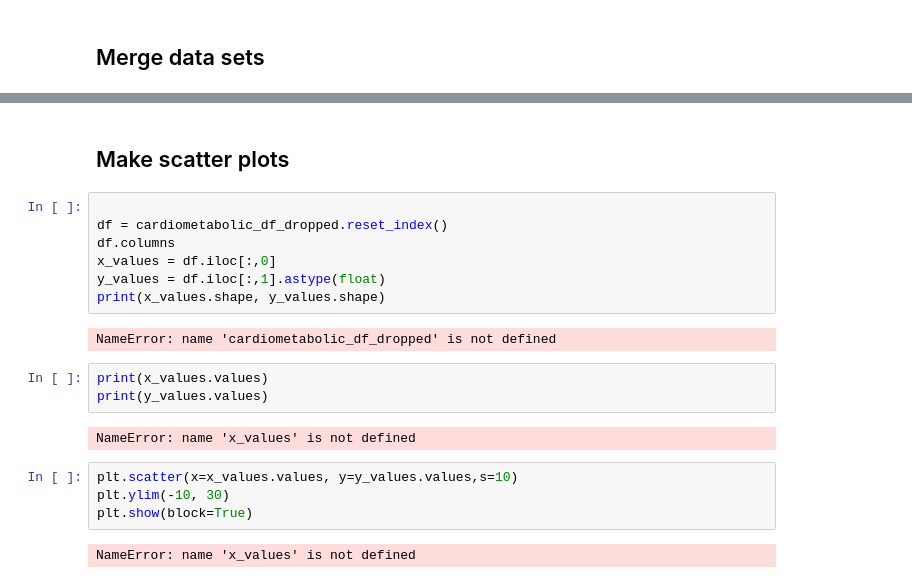
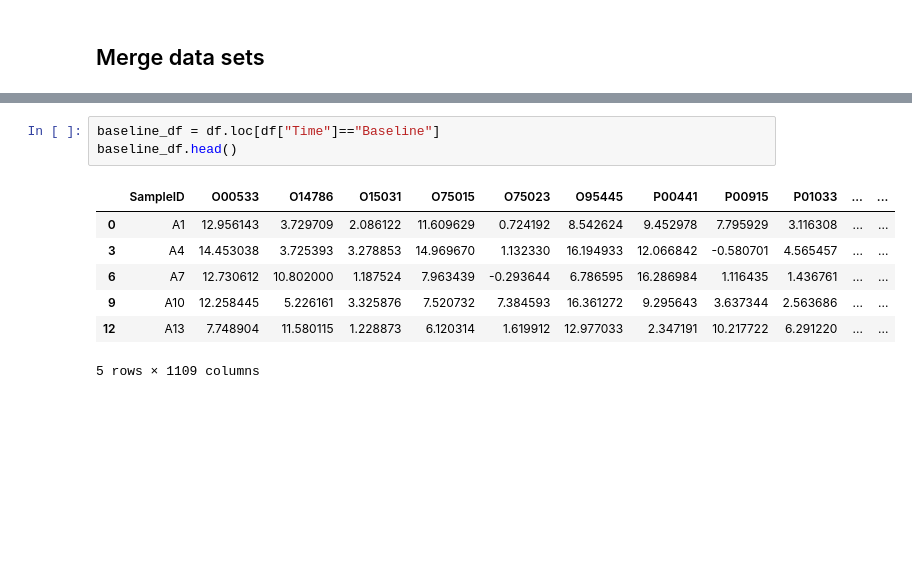
Before and after one commit to chrisbock76/Final_Project, a Jupyter notebook: CB_ML_test.ipynb, the cells around one changed output, grey strips where cells are left out. Drawn from its saved outputs; the diff is of its cells as text; blank space fills up the shorter version.

```diff
--- a/CB_ML_test.ipynb
+++ b/CB_ML_test.ipynb
@@ -23,22 +24,11 @@ df
-# %% [markdown]
-## Make scatter plots
-# %%
-
-df = cardiometabolic_df_dropped.reset_index()
-df.columns
-x_values = df.iloc[:,0]
-y_values = df.iloc[:,1].astype(float)
-print(x_values.shape, y_values.shape)
-# %% [output]
-NameError: name 'cardiometabolic_df_dropped' is not defined
-# %%
-print(x_values.values)
-print(y_values.values)
-# %% [output]
-NameError: name 'x_values' is not defined
-# %%
-plt.scatter(x=x_values.values, y=y_values.values,s=10)
-plt.ylim(-10, 30)
-plt.show(block=True)
-# %% [output]
-NameError: name 'x_values' is not defined
+# %%
+baseline_df = df.loc[df["Time"]=="Baseline"]
+baseline_df.head()
+# %% [output]
+|  | SampleID | O00533 | O14786 | O15031 | O75015 | O75023 | O95445 | P00441 | P00915 | P01033 | ... | ... |
+| 0 | A1 | 12.956143 | 3.729709 | 2.086122 | 11.609629 | 0.724192 | 8.542624 | 9.452978 | 7.795929 | 3.116308 | ... | ... |
+| 3 | A4 | 14.453038 | 3.725393 | 3.278853 | 14.969670 | 1.132330 | 16.194933 | 12.066842 | -0.580701 | 4.565457 | ... | ... |
+| 6 | A7 | 12.730612 | 10.802000 | 1.187524 | 7.963439 | -0.293644 | 6.786595 | 16.286984 | 1.116435 | 1.436761 | ... | ... |
+| 9 | A10 | 12.258445 | 5.226161 | 3.325876 | 7.520732 | 7.384593 | 16.361272 | 9.295643 | 3.637344 | 2.563686 | ... | ... |
+| 12 | A13 | 7.748904 | 11.580115 | 1.228873 | 6.120314 | 1.619912 | 12.977033 | 2.347191 | 10.217722 | 6.291220 | ... | ... |
+5 rows × 1109 columns
```
Also changed, not shown: parts of 8 cells of this notebook.
